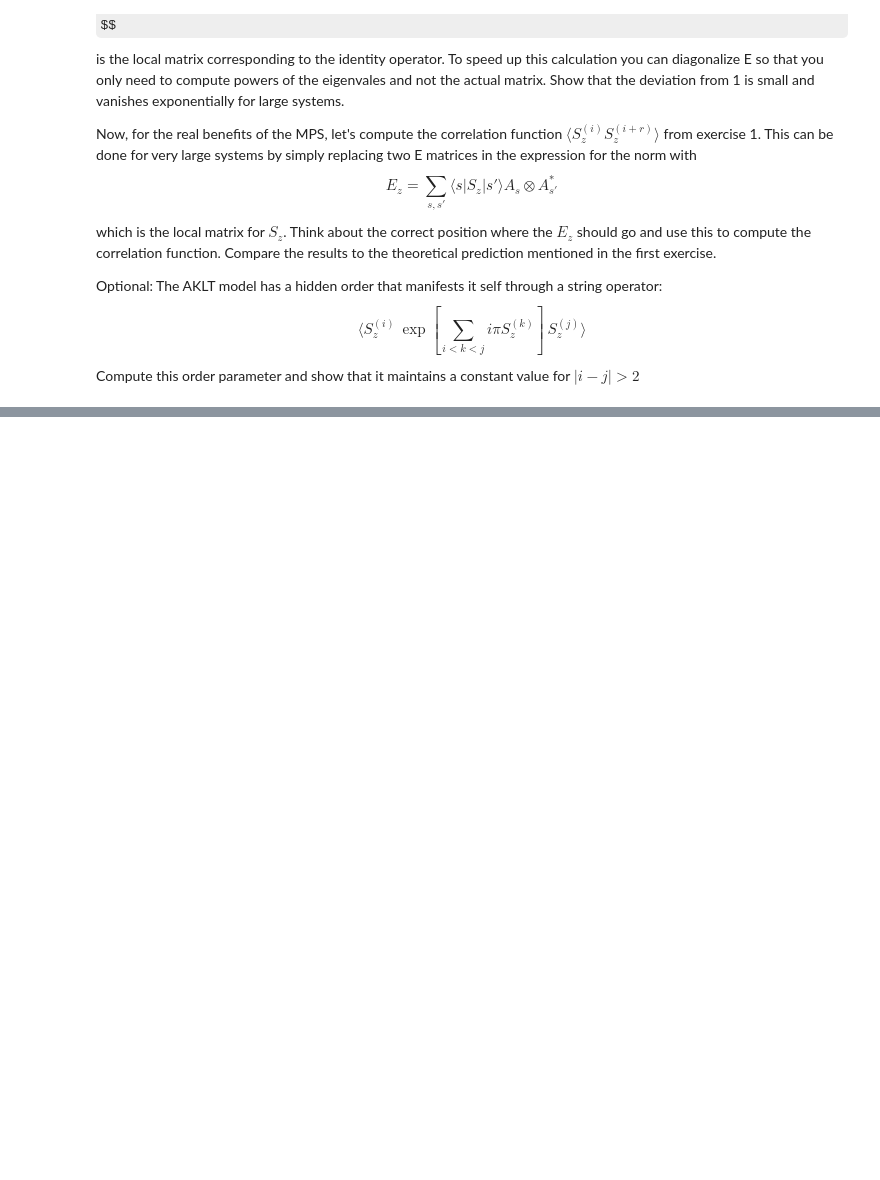
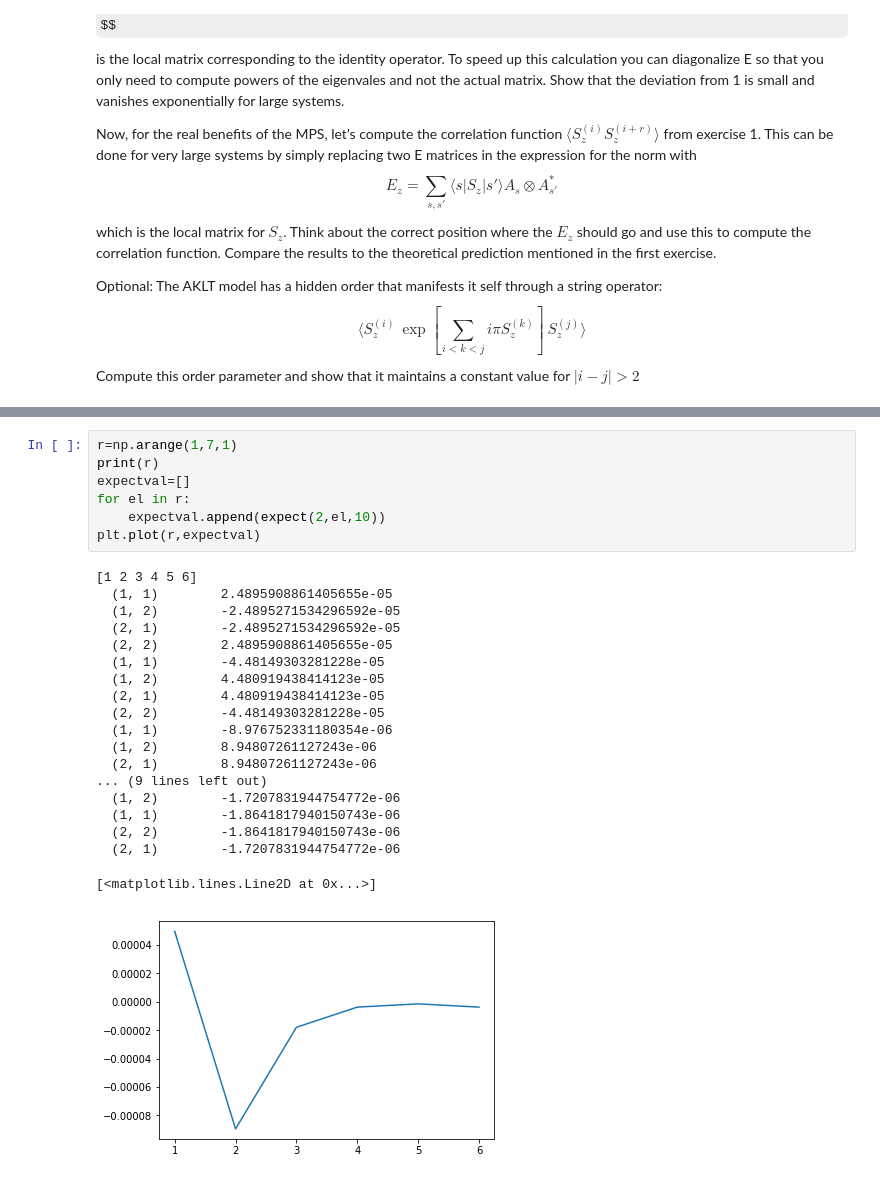
Before and after one commit to ml4cdeca/ComputationalQuantumDynamics, a Jupyter notebook: blatt8/exercise8.ipynb, the cells around one changed output, grey strips where cells are left out. Drawn from its saved outputs; the diff is of its cells as text; some formulas as TeX source; blank space fills up the shorter version.

```diff
--- a/blatt8/exercise8.ipynb
+++ b/blatt8/exercise8.ipynb
@@ -187,0 +308,27 @@ Compute this order parameter and show that it maintains a constant value for $|i
+# %%
+r=np.arange(1,7,1)
+print(r)
+expectval=[]
+for el in r:
+    expectval.append(expect(2,el,10))
+plt.plot(r,expectval)
+# %% [output]
+[1 2 3 4 5 6]
+  (1, 1)        2.4895908861405655e-05
+  (1, 2)        -2.4895271534296592e-05
+  (2, 1)        -2.4895271534296592e-05
+  (2, 2)        2.4895908861405655e-05
+  (1, 1)        -4.48149303281228e-05
+  (1, 2)        4.480919438414123e-05
+  (2, 1)        4.480919438414123e-05
+  (2, 2)        -4.48149303281228e-05
+  (1, 1)        -8.976752331180354e-06
+  (1, 2)        8.94807261127243e-06
+  (2, 1)        8.94807261127243e-06
+... (9 lines left out)
+  (1, 2)        -1.7207831944754772e-06
+  (1, 1)        -1.8641817940150743e-06
+  (2, 2)        -1.8641817940150743e-06
+  (2, 1)        -1.7207831944754772e-06
+[<matplotlib.lines.Line2D at 0x...>]
+[figure, added]
```
Also changed, not shown: parts of 15 cells of this notebook.
